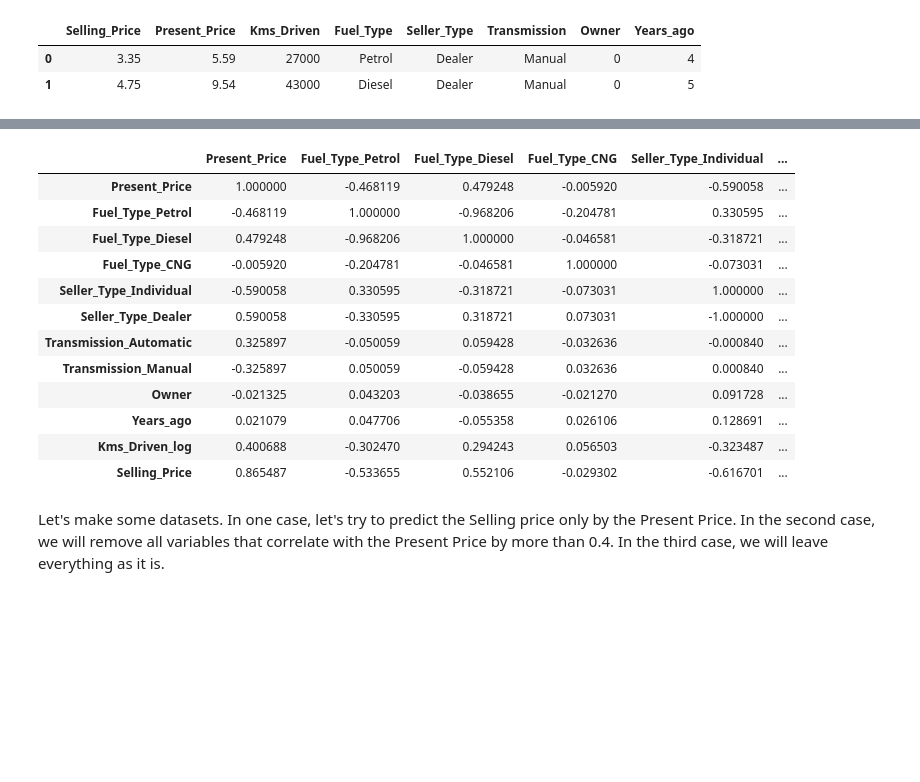
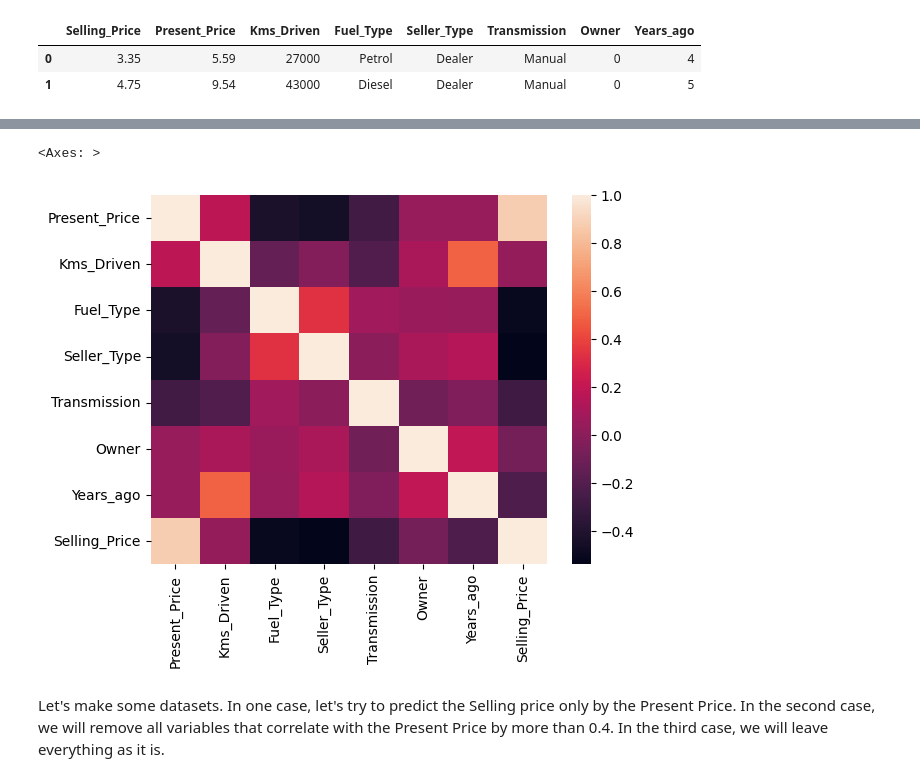
Before and after one commit to ValikVad/DS_FPL, a Jupyter notebook: notebooks/week_2/IDA_2025_4_Regression_and_classification.ipynb, the cells around one changed output, grey strips where cells are left out. Drawn from its saved outputs; the diff is of its cells as text; code cells hidden in the pictures; blank space fills up the shorter version.

```diff
--- a/notebooks/week_2/IDA_2025_4_Regression_and_classification.ipynb
+++ b/notebooks/week_2/IDA_2025_4_Regression_and_classification.ipynb
@@ -348,0 +332,8 @@ X_val = ohe_encoder.transform(X_val) # don't forget about the validation
+# %%
+from sklearn.preprocessing import OneHotEncoder
+
+enc = OneHotEncoder()
+X_train["exp_with_ohe"] = enc.fit_transform(X_train[["Fuel_Type"]])
+# pd.DataFrame(encoded, columns=enc.get_feature_names_out())
+# enc.fit_transform(X_train)
+encoded
@@ -348,0 +346,9 @@ X_val = ohe_encoder.transform(X_val) # don't forget about the validation
+# %%
+from sklearn.preprocessing import LabelEncoder as Encoder
+
+enc = Encoder()
+
+
+X_train["Fuel_Type"] = enc.fit_transform(X_train["Fuel_Type"])
+X_train["Seller_Type"] = enc.fit_transform(X_train["Seller_Type"])
+X_train["Transmission"] = enc.fit_transform(X_train["Transmission"])
@@ -348,0 +375,19 @@ X_val = ohe_encoder.transform(X_val) # don't forget about the validation
+# %%
+X_train["Fuel_Type_Petrol"] = X_train.Fuel_Type
+
+X_train["Fuel_Type_Petrol"] = X_train.Fuel_Type_Petrol.replace("Petrol", 1)
+X_train["Fuel_Type_Petrol"] = X_train.Fuel_Type_Petrol.replace("Diesel", 0)
+X_train["Fuel_Type_Petrol"] = X_train.Fuel_Type_Petrol.replace("CNG", 0)
+
+X_train["Fuel_Type_Diesel"] = X_train.Fuel_Type_Petrol.replace("Petrol", 0)
+X_train["Fuel_Type_Diesel"] = X_train.Fuel_Type_Petrol.replace("Diesel", 1)
+X_train["Fuel_Type_Diesel"] = X_train.Fuel_Type_Petrol.replace("CNG", 0)
+# %%
+X_train["Seller_Type_Individual"] = X_train.Seller_Type
+
+X_train["Seller_Type_Individual"] = X_train.Seller_Type_Individual.replace("Individual", 1)
+X_train["Seller_Type_Individual"] = X_train.Seller_Type_Individual.replace("Dealer", 0)
+X_train["Transmission_Automatic"] = X_train.Transmission
+
+X_train["Transmission_Automatic"] = X_train.Transmission_Automatic.replace("Manual", 0)
+X_train["Transmission_Automatic"] = X_train.Transmission_Automatic.replace("Automatic", 1)
@@ -349,19 +460,8 @@ X_val = ohe_encoder.transform(X_val) # don't forget about the validation
 # %%
-X_train.join(y_train).corr()
+sns.heatmap(X_train.join(y_train).corr())
 # %% [output]
-|  | Present_Price | Fuel_Type_Petrol | Fuel_Type_Diesel | Fuel_Type_CNG | Seller_Type_Individual | ... |
-| Present_Price | 1.000000 | -0.468119 | 0.479248 | -0.005920 | -0.590058 | ... |
-| Fuel_Type_Petrol | -0.468119 | 1.000000 | -0.968206 | -0.204781 | 0.330595 | ... |
-| Fuel_Type_Diesel | 0.479248 | -0.968206 | 1.000000 | -0.046581 | -0.318721 | ... |
-| Fuel_Type_CNG | -0.005920 | -0.204781 | -0.046581 | 1.000000 | -0.073031 | ... |
-| Seller_Type_Individual | -0.590058 | 0.330595 | -0.318721 | -0.073031 | 1.000000 | ... |
-| Seller_Type_Dealer | 0.590058 | -0.330595 | 0.318721 | 0.073031 | -1.000000 | ... |
-| Transmission_Automatic | 0.325897 | -0.050059 | 0.059428 | -0.032636 | -0.000840 | ... |
-| Transmission_Manual | -0.325897 | 0.050059 | -0.059428 | 0.032636 | 0.000840 | ... |
-| Owner | -0.021325 | 0.043203 | -0.038655 | -0.021270 | 0.091728 | ... |
-| Years_ago | 0.021079 | 0.047706 | -0.055358 | 0.026106 | 0.128691 | ... |
-| Kms_Driven_log | 0.400688 | -0.302470 | 0.294243 | 0.056503 | -0.323487 | ... |
-| Selling_Price | 0.865487 | -0.533655 | 0.552106 | -0.029302 | -0.616701 | ... |
+<Axes: >
+[figure, added]
 # %% [markdown]
 Let's make some datasets. In one case, let's try to predict the Selling price only by the Present Price. In the second case, we will remove all variables that correlate with the Present Price by more than 0.4. In the third case, we will leave everything as it is.
 # %%
```
Also changed, not shown: parts of 31 cells of this notebook, 5 other files.
